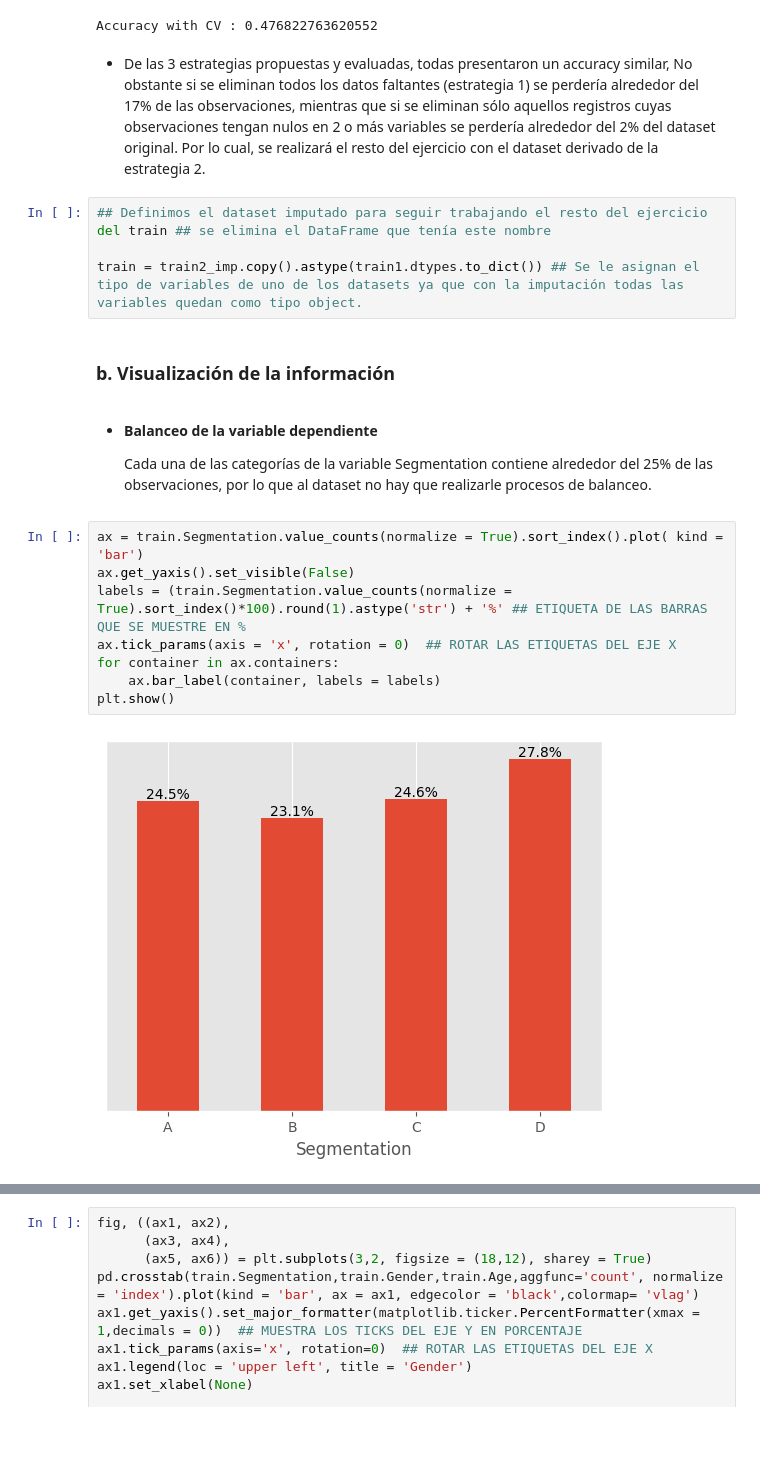
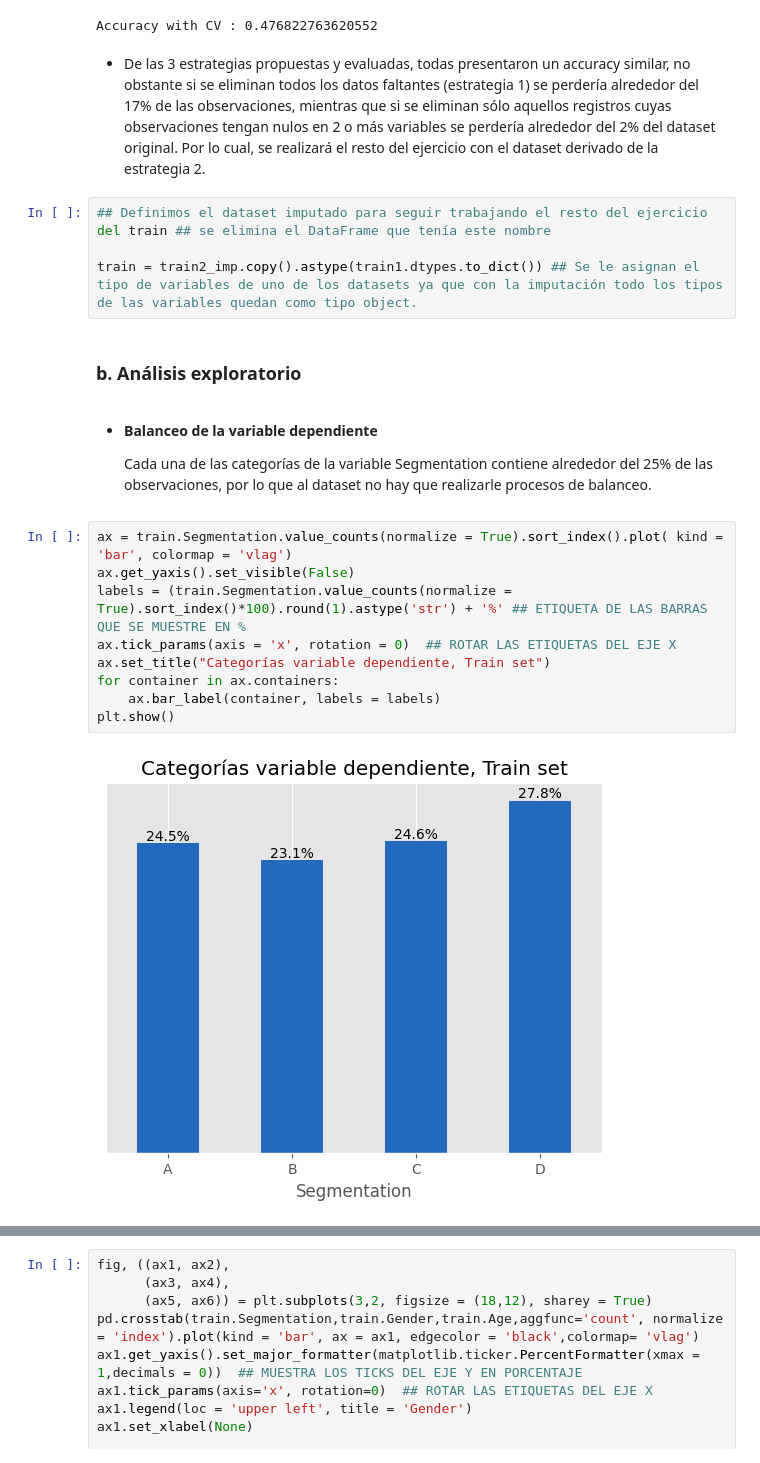
Before and after one commit to maryyuliana/fundamentos_I, a Jupyter notebook: Proyecto.ipynb, the cells around one changed output, grey strips where cells are left out. Saved outputs shown, nothing was run; the diff lists cells and outputs as text; blank space fills up the shorter version.

```diff
--- a/Proyecto.ipynb
+++ b/Proyecto.ipynb
@@ -234,26 +262,27 @@ ImputersTest(train3_imp,num_idx,categ_idx,target_idx,'RandomForest')
 # %% [output]
 Accuracy with CV : 0.476822763620552
 # %% [markdown]
-* De las 3 estrategias propuestas y evaluadas, todas presentaron un accuracy similar, No obstante si se eliminan todos los datos faltantes (estrategia 1) se perdería alrededor del 17% de las observaciones, mientras que si se eliminan sólo aquellos registros cuyas observaciones tengan nulos en 2 o más variables se perdería alrededor del 2% del dataset original. Por lo cual, se realizará el resto del ejercicio con el dataset derivado de la estrategia 2.
+* De las 3 estrategias propuestas y evaluadas, todas presentaron un accuracy similar, no obstante si se eliminan todos los datos faltantes (estrategia 1) se perdería alrededor del 17% de las observaciones, mientras que si se eliminan sólo aquellos registros cuyas observaciones tengan nulos en 2 o más variables se perdería alrededor del 2% del dataset original. Por lo cual, se realizará el resto del ejercicio con el dataset derivado de la estrategia 2.
 # %%
 ## Definimos el dataset imputado para seguir trabajando el resto del ejercicio
 del train ## se elimina el DataFrame que tenía este nombre
 
-train = train2_imp.copy().astype(train1.dtypes.to_dict()) ## Se le asignan el tipo de variables de uno de los datasets ya que con la imputación todas las variables quedan como tipo object.
+train = train2_imp.copy().astype(train1.dtypes.to_dict()) ## Se le asignan el tipo de variables de uno de los datasets ya que con la imputación todo los tipos de las variables quedan como tipo object.
-# %% [markdown]
-### b. Visualización de la información
+# %% [markdown]
+### b. Análisis exploratorio
 # %% [markdown]
 * **Balanceo de la variable dependiente**
 
   Cada una de las categorías de la variable Segmentation contiene alrededor del 25% de las observaciones, por lo que al dataset no hay que realizarle procesos de balanceo.
 # %%
-ax = train.Segmentation.value_counts(normalize = True).sort_index().plot( kind = 'bar')
+ax = train.Segmentation.value_counts(normalize = True).sort_index().plot( kind = 'bar', colormap = 'vlag')
 ax.get_yaxis().set_visible(False)
 labels = (train.Segmentation.value_counts(normalize = True).sort_index()*100).round(1).astype('str') + '%' ## ETIQUETA DE LAS BARRAS QUE SE MUESTRE EN %
 ax.tick_params(axis = 'x', rotation = 0)  ## ROTAR LAS ETIQUETAS DEL EJE X
+ax.set_title("Categorías variable dependiente, Train set")
 for container in ax.containers:
     ax.bar_label(container, labels = labels)
 plt.show()
 # %% [output]
-[figure, old version]
+[figure, new version]
 # %% [markdown]
```
Also changed, not shown: parts of 92 cells of this notebook.
